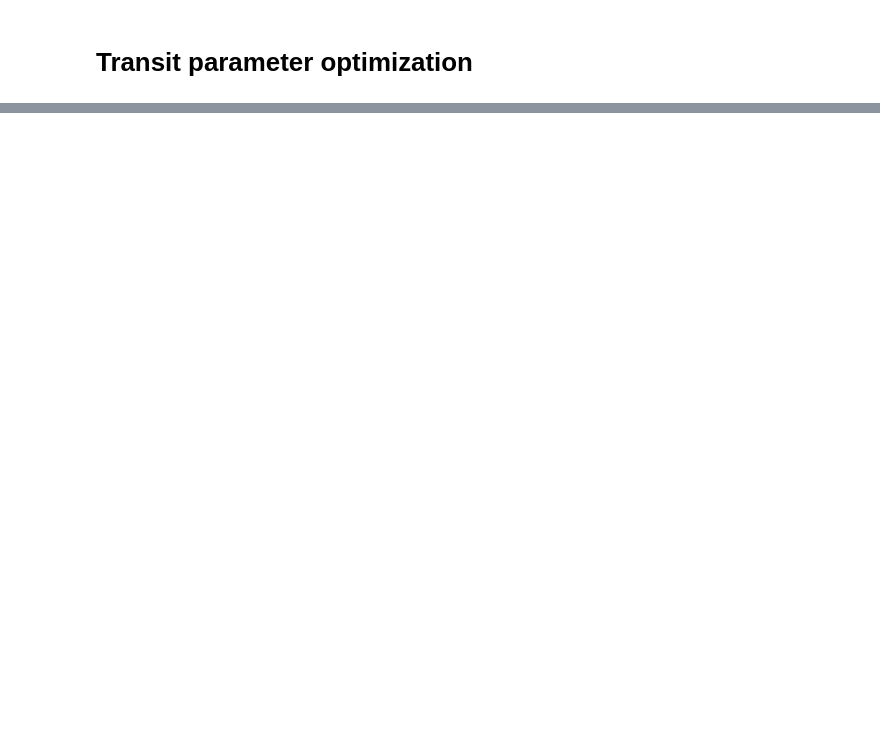
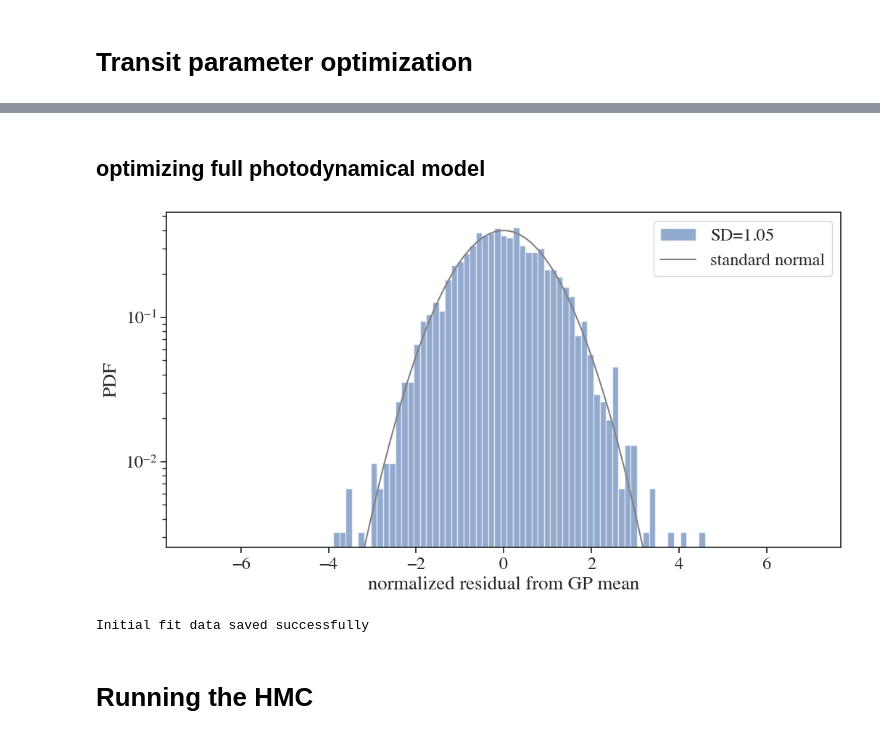
Before and after one commit to pentrican10/tess-resonant-systems, a Jupyter notebook: toi1339_photodynamics.ipynb, the cells around one changed output, grey strips where cells are left out. Saved outputs shown, nothing was run; the diff lists cells and outputs as text; code cells hidden in the pictures; blank space fills up the shorter version.

```diff
--- a/toi1339_photodynamics.ipynb
+++ b/toi1339_photodynamics.ipynb
@@ -251,4 +323,7 @@ def model_fix_ttv(par_dict, param_bounds_transit):
     numpyro.sample("obs", gp.numpyro_dist(), obs=residual)
     numpyro.deterministic("gppred", gp.predict(residual))
 # %%
-popt_transit = optim_svi(model_fix_ttv, 1e-2, 5000, p_initial=popt, par_dict=popt, param_bounds_transit=param_bounds_transit)
+popt_transit = optim_svi(model_fix_ttv, 1e-2, 5000,
+                         # p_initial = par_init,
+                         par_dict=popt,
+                         param_bounds_transit=param_bounds_transit)
@@ -273,3 +348,11 @@ check_residuals(popt_transit)
 # print(jax.__version__)
 # print(numpyro.__version__)
 # print(celerite2.__version__)
+# %% [markdown]
+## optimizing full photodynamical model
+# %%
+popt_ttv_scaled = scale_pdic(popt, param_bounds_ttv)
+popt_full = popt_transit.copy()
+popt_full.update(popt_ttv_scaled)
+# %%
+popt_full['lnode_innder'] = jnp.zeros(2)
@@ -275,0 +414,23 @@ check_residuals(popt_transit)
+# %%
+popt_full = optim_svi(model_full, 1e-2, 5000,
+                      p_initial=popt_full,
+                      param_bounds_ttv=param_bounds_ttv,
+                      param_bounds_transit=param_bounds_transit)
+# %%
+check_residuals(popt_full)
+# %% [output]
+[figure, added]
+# %%
+import pickle
+with open('1339_jnkep_initial_fit_photodyn.pkl', 'wb') as f:
+    pickle.dump({'nt': nt,
+                 'popt_transit': popt_transit,
+                 'popt_full': popt_full,
+                 'param_bounds': param_bounds_ttv,
+                 'param_bounds_transit': param_bounds_transit, 'keys_ttv': keys_ttv, 'keys_transit': keys_transit}, f)
+
+print('Initial fit data saved successfully')
+# %% [output]
+Initial fit data saved successfully
+# %% [markdown]
+# Running the HMC
```
Also changed, not shown: parts of 30 cells of this notebook, 6 other files.
